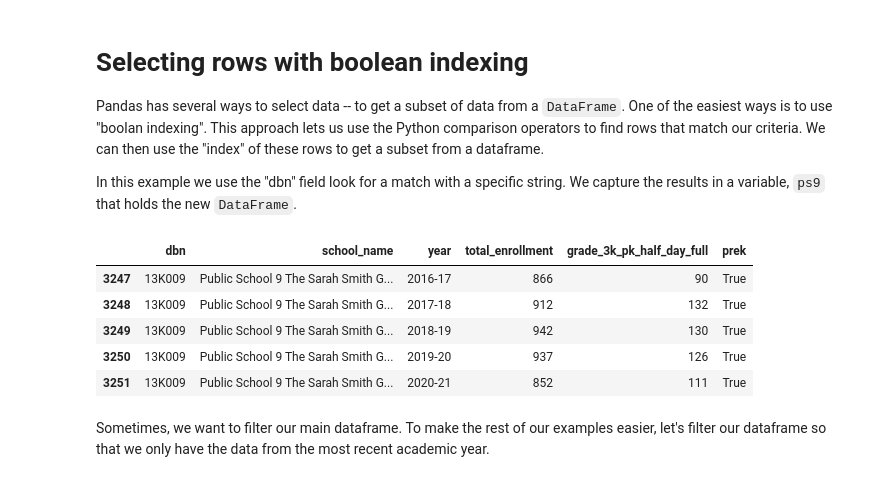
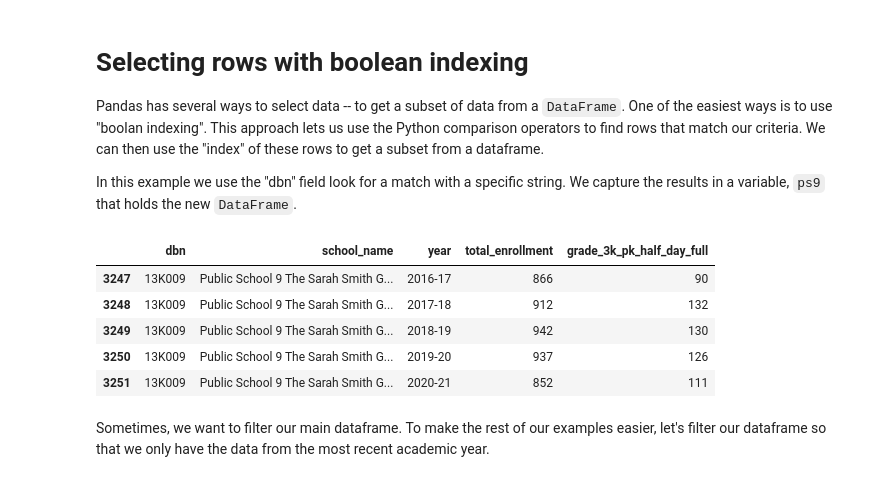
Before and after one commit to adelphi-ed-tech/nycschools, a Jupyter notebook: nb/clean-query.ipynb, the cells around one changed output. Drawn from its saved outputs; the diff is of its cells as text; code cells hidden in the pictures.

```diff
--- a/nb/clean-query.ipynb
+++ b/nb/clean-query.ipynb
@@ -34,14 +34,14 @@ capture the results in a variable, `ps9` that holds the new `DataFrame`.
 # %%
 # let's find PS 9 in Brooklyn, District 13
 ps9 = df[ df["dbn"] == "13K009"]
-ps9[ ["dbn", "school_name", "year", "total_enrollment", "grade_3k_pk_half_day_full", "prek"] ]
+ps9[ ["dbn", "school_name", "year", "total_enrollment", "grade_3k_pk_half_day_full"] ]
 # %% [output]
-|  | dbn | school_name | year | total_enrollment | grade_3k_pk_half_day_full | prek |
-| 3247 | 13K009 | Public School 9 The Sarah Smith G... | 2016-17 | 866 | 90 | True |
-| 3248 | 13K009 | Public School 9 The Sarah Smith G... | 2017-18 | 912 | 132 | True |
-| 3249 | 13K009 | Public School 9 The Sarah Smith G... | 2018-19 | 942 | 130 | True |
-| 3250 | 13K009 | Public School 9 The Sarah Smith G... | 2019-20 | 937 | 126 | True |
-| 3251 | 13K009 | Public School 9 The Sarah Smith G... | 2020-21 | 852 | 111 | True |
+|  | dbn | school_name | year | total_enrollment | grade_3k_pk_half_day_full |
+| 3247 | 13K009 | Public School 9 The Sarah Smith G... | 2016-17 | 866 | 90 |
+| 3248 | 13K009 | Public School 9 The Sarah Smith G... | 2017-18 | 912 | 132 |
+| 3249 | 13K009 | Public School 9 The Sarah Smith G... | 2018-19 | 942 | 130 |
+| 3250 | 13K009 | Public School 9 The Sarah Smith G... | 2019-20 | 937 | 126 |
+| 3251 | 13K009 | Public School 9 The Sarah Smith G... | 2020-21 | 852 | 111 |
 # %% [markdown]
 Sometimes, we want to filter our main dataframe. To make the rest of our examples easier, let's
 filter our dataframe so that we only have the data from the most recent academic year.
```
Also changed, not shown: parts of 6 cells of this notebook.
